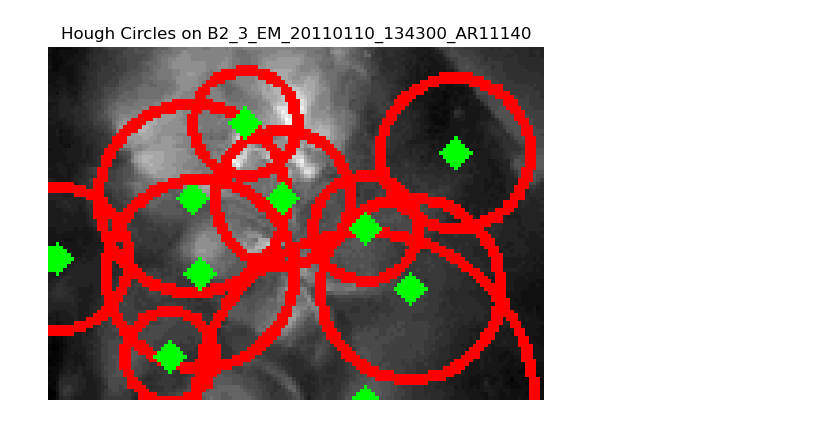
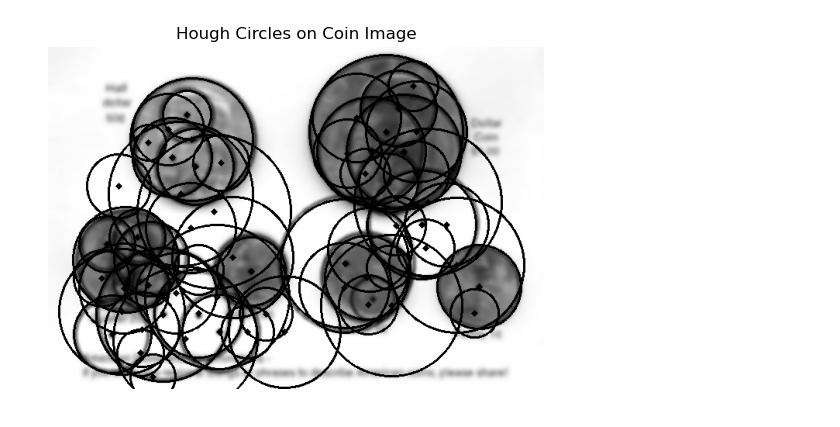
Before and after one commit to prajun7/ml-journey, a Jupyter notebook: ImageProcessing/hough_transformation.ipynb, the cells around one changed output. Cells and saved outputs as stored; diff of their text form; code cells hidden in the pictures.

```diff
--- a/ImageProcessing/hough_transformation.ipynb
+++ b/ImageProcessing/hough_transformation.ipynb
@@ -45,44 +45,41 @@ B2_3_INT_20110110_134300_AR11140 min 0
 # %%
+# Performed the follwong steps:
+# 1. Gaussian Blur to reduce noise
+# 2. Hough Transform to detect circles
+
 import cv2
 import numpy as np
 import matplotlib.pyplot as plt
+from PIL import Image
 
-# Assume B2_3_EM_20110110_134300_AR11140 is already defined as a NumPy array in grayscale.
-# For example:
-# B2_3_EM_20110110_134300_AR11140 = np.array(Image.open("20110110_030400_AR11140.png").convert("L"))
+# Apply Gaussian Blur to reduce noise
+coin_image_array = cv2.GaussianBlur(coin_image_array, (9, 9), 2)
 
-# https://docs.opencv.org/4.x/d3/de5/tutorial_js_houghcircles.html
-circles = cv2.HoughCircles(B2_3_EM_20110110_134300_030400_AR11140,
+# Detect circles using Hough Transform
+circles = cv2.HoughCircles(coin_image_array,
                            cv2.HOUGH_GRADIENT,
-                           dp=1,
-                           minDist=20,
-                           param1=50,
+                           dp=1.2,
+                           minDist=30,
+                           param1=100,
                            param2=30,
-                           minRadius=0,
-                           maxRadius=0)
-
-# Convert grayscale image to BGR to draw colored circles
-img_color = cv2.cvtColor(B2_3_EM_20110110_134300_AR11140, cv2.COLOR_GRAY2BGR)
-
-# If some circles are detected, draw them
+                           minRadius=20,
+                           maxRadius=100)
+# Draw detected circles
 if circles is not None:
-    # Round the circle parameters to integers
     circles = np.uint16(np.around(circles))
     for circle in circles[0, :]:
         center = (circle[0], circle[1])
         radius = circle[2]
-        # Draw the center of the circle in green
-        cv2.circle(img_color, center, 2, (0, 255, 0), 3)
-        # Draw the perimeter of the circle in red
-        cv2.circle(img_color, center, radius, (0, 0, 255), 2)
+        cv2.circle(coin_image_array, center, 2, (0, 255, 0), 3)  # Center
+        cv2.circle(coin_image_array, center, radius, (0, 0, 255), 2)  # Perimeter
 
-# Convert BGR image to RGB for displaying with matplotlib
-img_rgb = cv2.cvtColor(img_color, cv2.COLOR_BGR2RGB)
+# Convert BGR to RGB for matplotlib display
+img_rgb = cv2.cvtColor(cv2.merge([coin_image_array] * 3), cv2.COLOR_BGR2RGB)
 
-# Display the image with detected circles
+# Display the image
 plt.imshow(img_rgb)
-plt.title("Hough Circles on B2_3_EM_20110110_134300_AR11140")
+plt.title("Hough Circles on Coin Image")
 plt.axis("off")
 plt.show()
 # %% [output]
-[figure, old version]
+[figure, new version]
```
Also changed, not shown: parts of 4 cells of this notebook, 2 other files.
